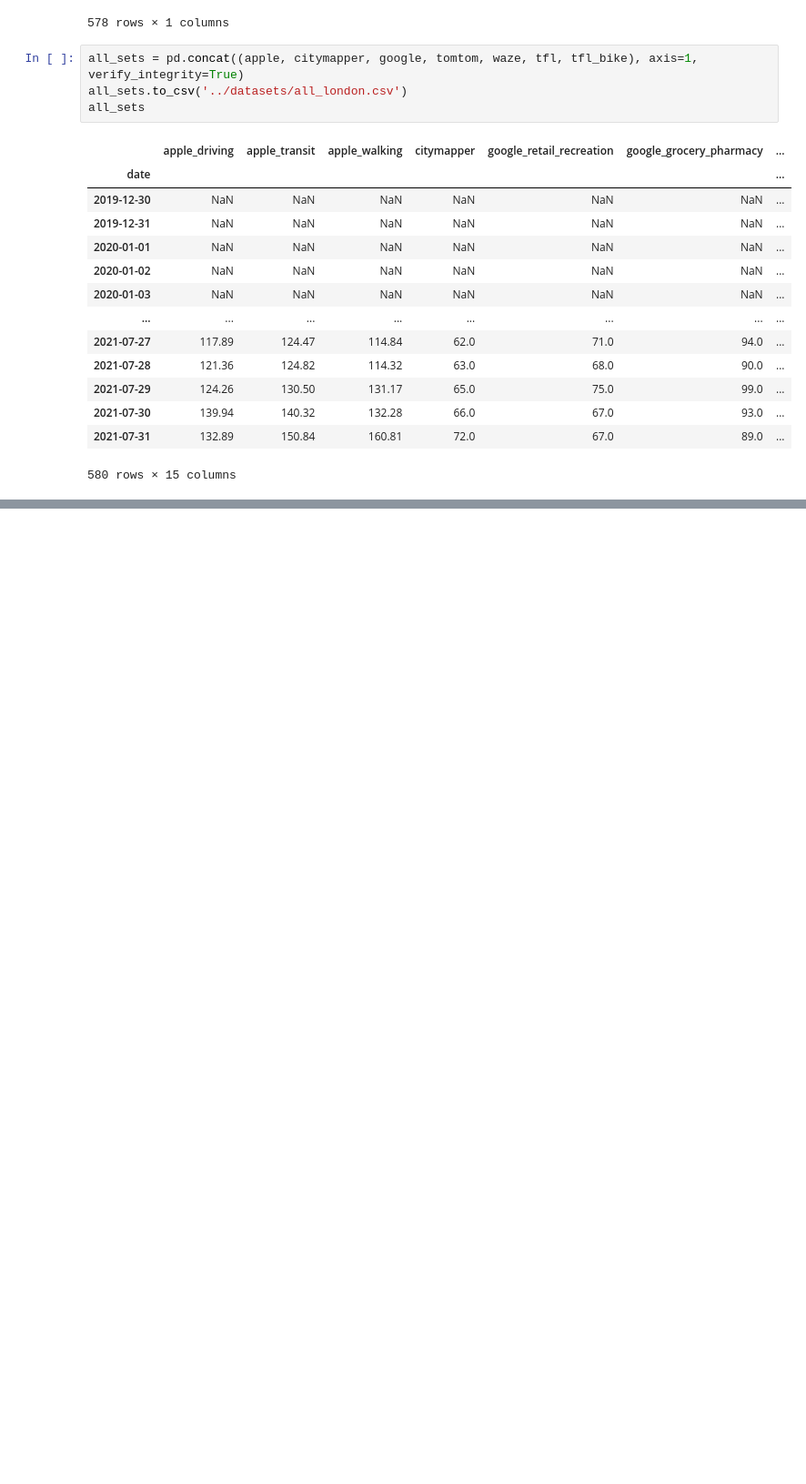
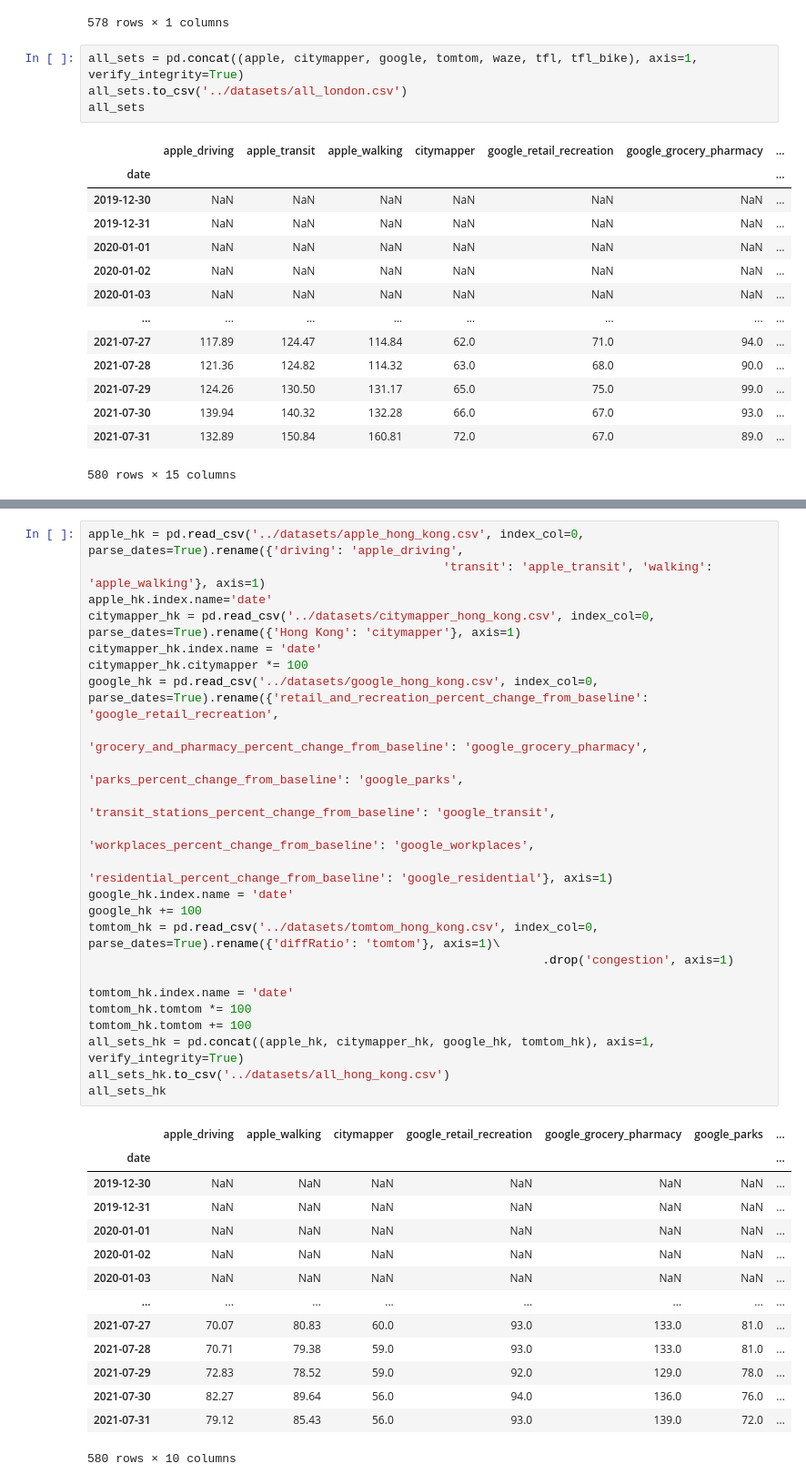
Before and after one commit to raphcanty/covid19-mobility, a Jupyter notebook: notebooks/Combining.ipynb, the cells around one changed output, grey strips where cells are left out. Shown: that part at 91% size. Drawn from its saved outputs; the diff is of its cells as text; blank space fills up the shorter version.

```diff
--- a/notebooks/Combining.ipynb
+++ b/notebooks/Combining.ipynb
@@ -234,0 +282,39 @@ dtype: float64
+# %%
+apple_hk = pd.read_csv('../datasets/apple_hong_kong.csv', index_col=0, parse_dates=True).rename({'driving': 'apple_driving',
+                                                  'transit': 'apple_transit', 'walking': 'apple_walking'}, axis=1)
+apple_hk.index.name='date'
+citymapper_hk = pd.read_csv('../datasets/citymapper_hong_kong.csv', index_col=0, parse_dates=True).rename({'Hong Kong': 'citymapper'}, axis=1)
+citymapper_hk.index.name = 'date'
+citymapper_hk.citymapper *= 100
+google_hk = pd.read_csv('../datasets/google_hong_kong.csv', index_col=0, parse_dates=True).rename({'retail_and_recreation_percent_change_from_baseline': 'google_retail_recreation',
+                                                                  'grocery_and_pharmacy_percent_change_from_baseline': 'google_grocery_pharmacy',
+                                                                  'parks_percent_change_from_baseline': 'google_parks',
+                                                                  'transit_stations_percent_change_from_baseline': 'google_transit',
+                                                                  'workplaces_percent_change_from_baseline': 'google_workplaces',
+                                                                  'residential_percent_change_from_baseline': 'google_residential'}, axis=1)
+google_hk.index.name = 'date'
+google_hk += 100
+tomtom_hk = pd.read_csv('../datasets/tomtom_hong_kong.csv', index_col=0, parse_dates=True).rename({'diffRatio': 'tomtom'}, axis=1)\
+                                                                .drop('congestion', axis=1)
+
+tomtom_hk.index.name = 'date'
+tomtom_hk.tomtom *= 100
+tomtom_hk.tomtom += 100
+all_sets_hk = pd.concat((apple_hk, citymapper_hk, google_hk, tomtom_hk), axis=1, verify_integrity=True)
+all_sets_hk.to_csv('../datasets/all_hong_kong.csv')
+all_sets_hk
+# %% [output]
+|  | apple_driving | apple_walking | citymapper | google_retail_recreation | google_grocery_pharmacy | google_parks | ... |
+| date |  |  |  |  |  |  | ... |
+| 2019-12-30 | NaN | NaN | NaN | NaN | NaN | NaN | ... |
+| 2019-12-31 | NaN | NaN | NaN | NaN | NaN | NaN | ... |
+| 2020-01-01 | NaN | NaN | NaN | NaN | NaN | NaN | ... |
+| 2020-01-02 | NaN | NaN | NaN | NaN | NaN | NaN | ... |
+| 2020-01-03 | NaN | NaN | NaN | NaN | NaN | NaN | ... |
+| ... | ... | ... | ... | ... | ... | ... | ... |
+| 2021-07-27 | 70.07 | 80.83 | 60.0 | 93.0 | 133.0 | 81.0 | ... |
+| 2021-07-28 | 70.71 | 79.38 | 59.0 | 93.0 | 133.0 | 81.0 | ... |
+| 2021-07-29 | 72.83 | 78.52 | 59.0 | 92.0 | 129.0 | 78.0 | ... |
+| 2021-07-30 | 82.27 | 89.64 | 56.0 | 94.0 | 136.0 | 76.0 | ... |
+| 2021-07-31 | 79.12 | 85.43 | 56.0 | 93.0 | 139.0 | 72.0 | ... |
+580 rows × 10 columns
```
Also changed, not shown: parts of 14 cells of this notebook, 39 other files.
